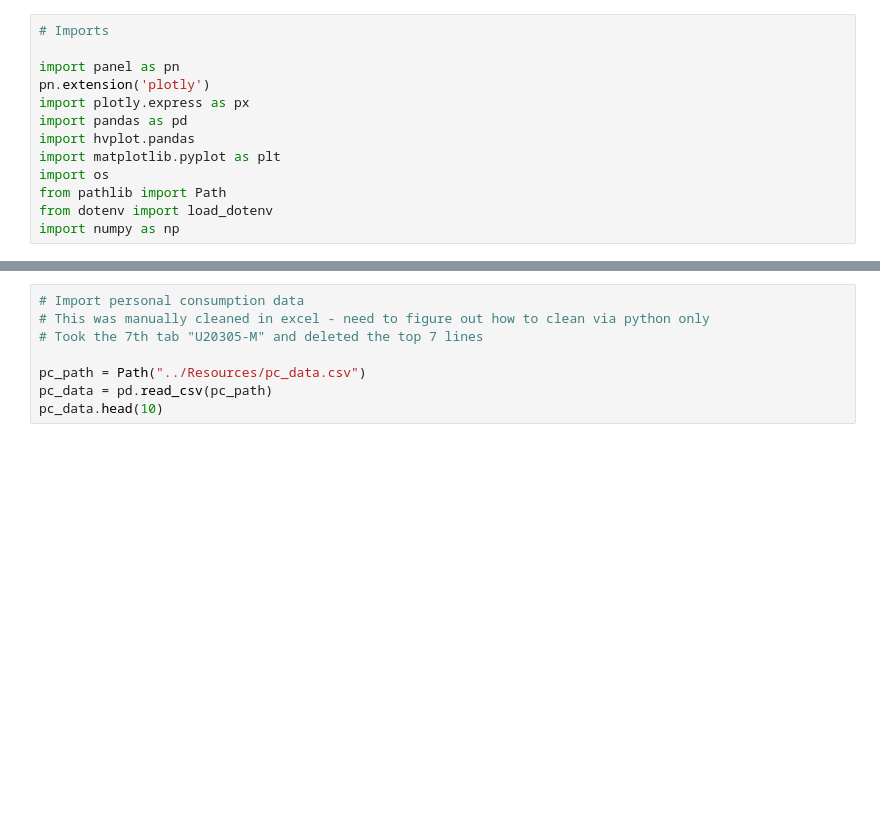
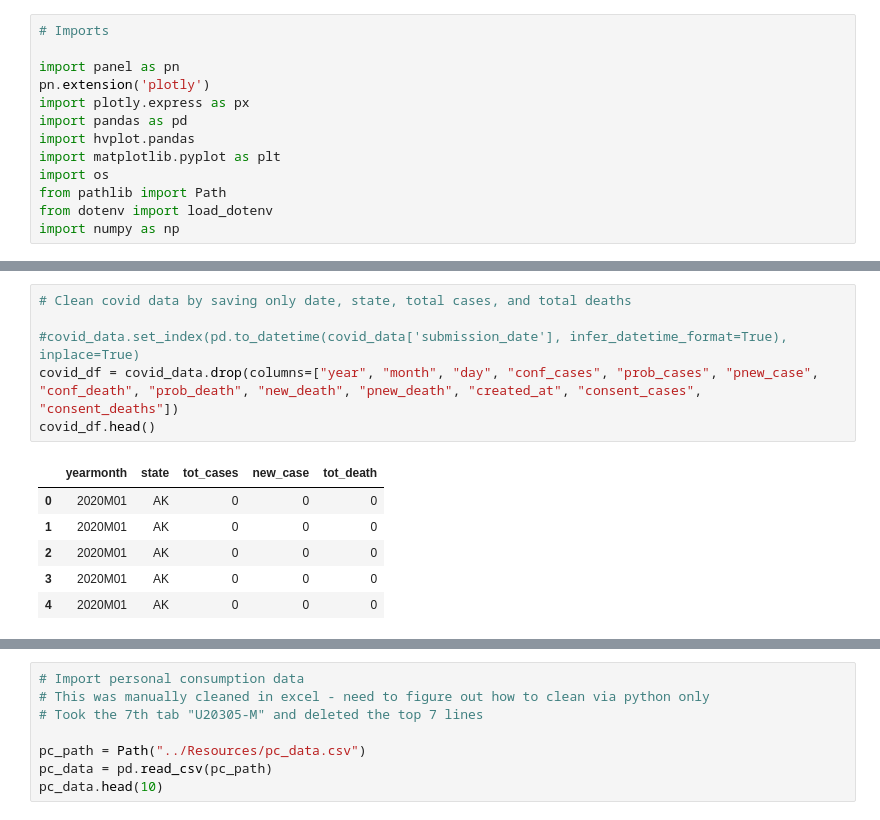
Before and after one commit to priscilla-wong/Project_1, a Jupyter notebook: covid_vs_pc/Analysis/covid_pc_analysis.ipynb, the cells around one changed output, grey strips where cells are left out. Saved outputs shown, nothing was run; the diff lists cells and outputs as text; blank space fills up the shorter version.

```diff
--- a/covid_vs_pc/Analysis/covid_pc_analysis.ipynb
+++ b/covid_vs_pc/Analysis/covid_pc_analysis.ipynb
@@ -27,0 +31,13 @@ covid_data.head()
+# %%
+# Clean covid data by saving only date, state, total cases, and total deaths
+
+#covid_data.set_index(pd.to_datetime(covid_data['submission_date'], infer_datetime_format=True), inplace=True)
+covid_df = covid_data.drop(columns=["year", "month", "day", "conf_cases", "prob_cases", "pnew_case", "conf_death", "prob_death", "new_death", "pnew_death", "created_at", "consent_cases", "consent_deaths"])
+covid_df.head()
+# %% [output]
+|  | yearmonth | state | tot_cases | new_case | tot_death |
+| 0 | 2020M01 | AK | 0 | 0 | 0 |
+| 1 | 2020M01 | AK | 0 | 0 | 0 |
+| 2 | 2020M01 | AK | 0 | 0 | 0 |
+| 3 | 2020M01 | AK | 0 | 0 | 0 |
+| 4 | 2020M01 | AK | 0 | 0 | 0 |
```
Also changed, not shown: parts of 11 cells of this notebook, 3 other files.
